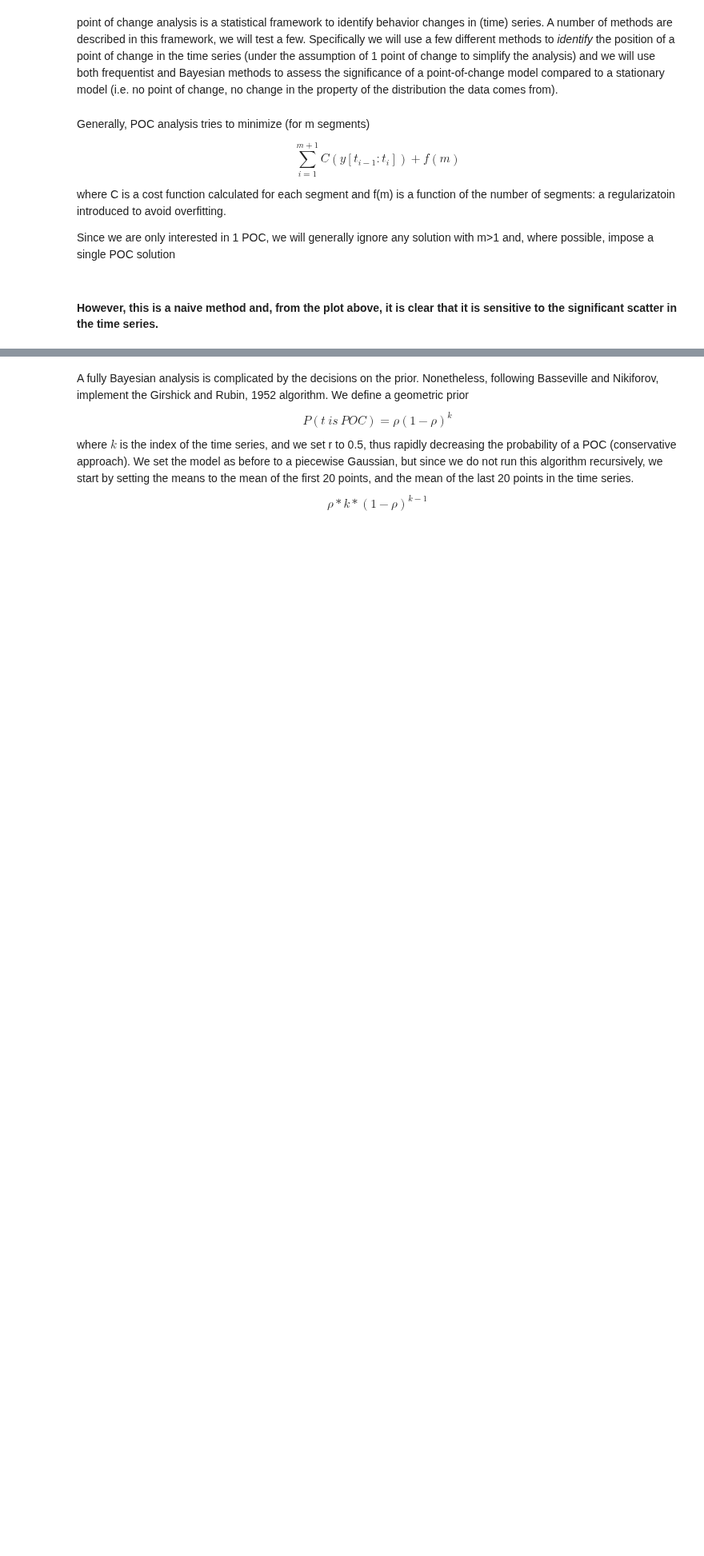
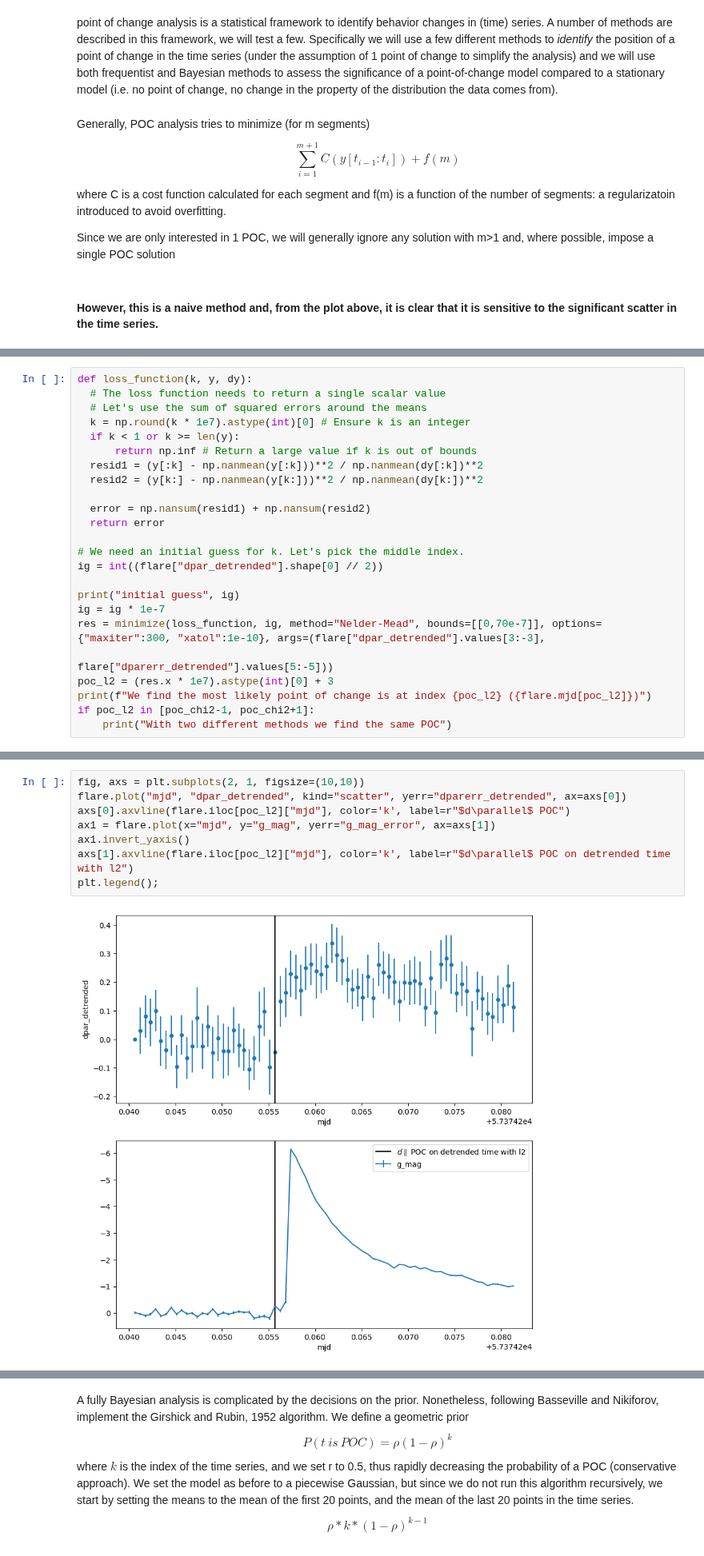
Before and after one commit to RileyWClarke/RAFTS, a Jupyter notebook: Notebooks/DWF_DCR_flare/dwfflare_dparrStatisticalAnalysis.ipynb, the cells around one changed output, grey strips where cells are left out. Shown at 80% size. Cells and saved outputs as stored; diff of their text form; blank space fills up the shorter version.

```diff
--- a/Notebooks/DWF_DCR_flare/dwfflare_dparrStatisticalAnalysis.ipynb
+++ b/Notebooks/DWF_DCR_flare/dwfflare_dparrStatisticalAnalysis.ipynb
@@ -134,0 +136,24 @@ Since we are only interested in 1 POC, we will generally ignore any solution wit
+# %%
+def loss_function(k, y, dy):
+  # The loss function needs to return a single scalar value
+  # Let's use the sum of squared errors around the means
+  k = np.round(k * 1e7).astype(int)[0] # Ensure k is an integer
+  if k < 1 or k >= len(y):
+      return np.inf # Return a large value if k is out of bounds
+  resid1 = (y[:k] - np.nanmean(y[:k]))**2 / np.nanmean(dy[:k])**2
+  resid2 = (y[k:] - np.nanmean(y[k:]))**2 / np.nanmean(dy[k:])**2
+
+  error = np.nansum(resid1) + np.nansum(resid2)
+  return error
+
+# We need an initial guess for k. Let's pick the middle index.
+ig = int((flare["dpar_detrended"].shape[0] // 2))
+
+print("initial guess", ig)
+ig = ig * 1e-7
+res = minimize(loss_function, ig, method="Nelder-Mead", bounds=[[0,70e-7]], options={"maxiter":300, "xatol":1e-10}, args=(flare["dpar_detrended"].values[3:-3],
+                                                                                 flare["dparerr_detrended"].values[5:-5]))
+poc_l2 = (res.x * 1e7).astype(int)[0] + 3
+print(f"We find the most likely point of change is at index {poc_l2} ({flare.mjd[poc_l2]})")
+if poc_l2 in [poc_chi2-1, poc_chi2+1]:
+    print("With two different methods we find the same POC")
@@ -134,0 +163,10 @@ Since we are only interested in 1 POC, we will generally ignore any solution wit
+# %%
+fig, axs = plt.subplots(2, 1, figsize=(10,10))
+flare.plot("mjd", "dpar_detrended", kind="scatter", yerr="dparerr_detrended", ax=axs[0])
+axs[0].axvline(flare.iloc[poc_l2]["mjd"], color='k', label=r"$d\parallel$ POC")
+ax1 = flare.plot(x="mjd", y="g_mag", yerr="g_mag_error", ax=axs[1])
+ax1.invert_yaxis()
+axs[1].axvline(flare.iloc[poc_l2]["mjd"], color='k', label=r"$d\parallel$ POC on detrended time with l2")
+plt.legend();
+# %% [output]
+[figure, added]
```
Also changed, not shown: parts of 14 cells of this notebook, 2 other files.
